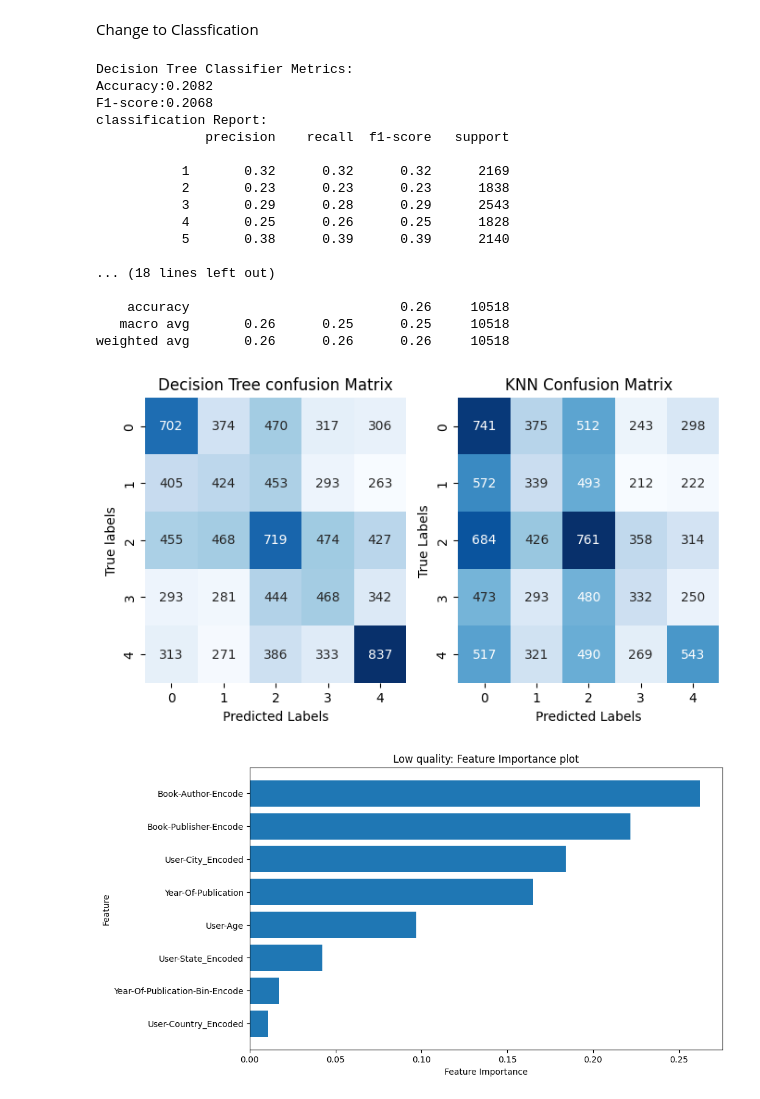
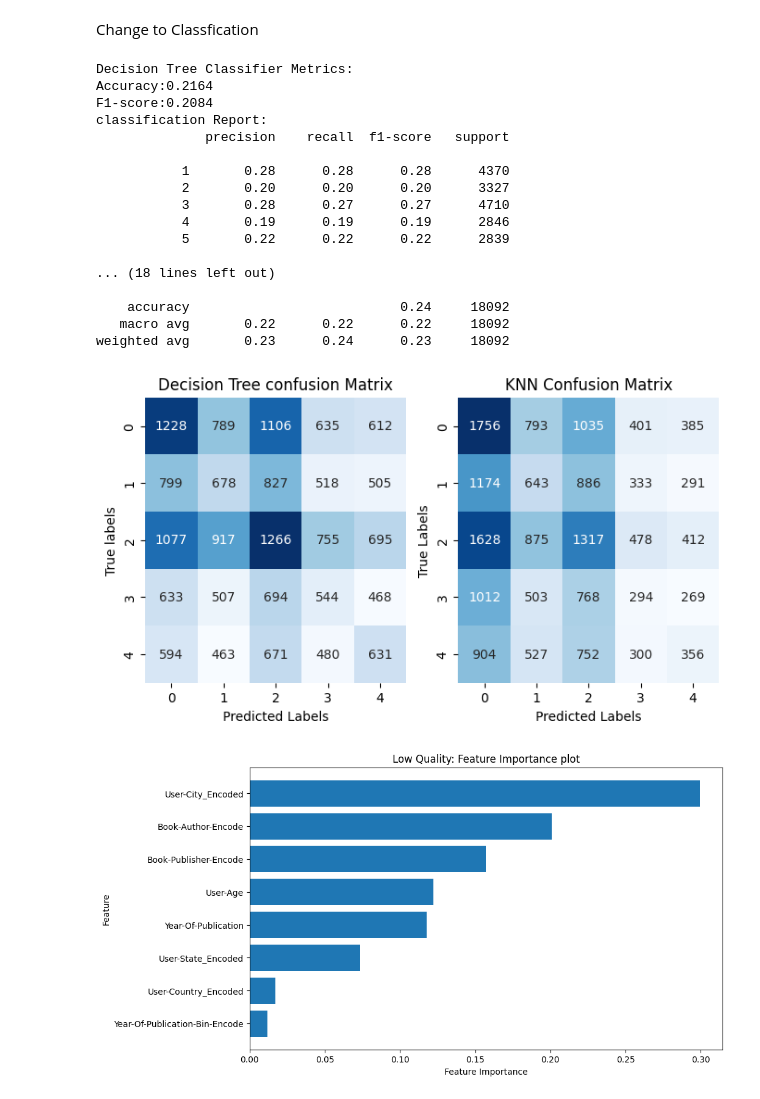
Before and after one commit to YubotKwng/Bookstore-management-Data-Processing, a Jupyter notebook: regresson_lq.ipynb, the cells around one changed output. Drawn from its saved outputs; the diff is of its cells as text; code cells hidden in the pictures.

```diff
--- a/regresson_lq.ipynb
+++ b/regresson_lq.ipynb
@@ -9,6 +10,6 @@ Compare their MSE and R2
 Then, we got that the MSE and R2 of linear regresson is better then dicision tree
 # %%
 import pandas as pd
-lq_df = pd.read_csv('midquality_final_merged.csv')
+lq_df = pd.read_csv('lowquality_final_merged.csv')
 # %%
 # Import all modules needed
@@ -110,10 +116,6 @@ plt.show()
 # %% [markdown]
 Change to Classfication
 # %%
-from sklearn.model_selection import train_test_split, cross_val_score
-from sklearn.tree import DecisionTreeClassifier
-from sklearn.neighbors import KNeighborsClassifier
-from sklearn.metrics import confusion_matrix, classification_report
 x = lq_df.drop(columns=['User-ID', 'ISBN', 'Book-Rating', 'Rating-Category',
                         'Book-Title', 'Book-Author', 'Book-Publisher',
                         'Year-Of-Publication-Bin', 'Filtered-Title',
@@ -185,35 +187,35 @@ plt.ylabel("True Labels")
 plt.show()
 # %% [output]
 Decision Tree Classifier Metrics:
-Accuracy:0.2082
-F1-score:0.2068
+Accuracy:0.2164
+F1-score:0.2084
 classification Report:
               precision    recall  f1-score   support
 
-           1       0.32      0.32      0.32      2169
-           2       0.23      0.23      0.23      1838
-           3       0.29      0.28      0.29      2543
-           4       0.25      0.26      0.25      1828
-           5       0.38      0.39      0.39      2140
+           1       0.28      0.28      0.28      4370
+           2       0.20      0.20      0.20      3327
+           3       0.28      0.27      0.27      4710
+           4       0.19      0.19      0.19      2846
+           5       0.22      0.22      0.22      2839
 
 ... (18 lines left out)
 
-    accuracy                           0.26     10518
-   macro avg       0.26      0.25      0.25     10518
-weighted avg       0.26      0.26      0.26     10518
+    accuracy                           0.24     18092
+   macro avg       0.22      0.22      0.22     18092
+weighted avg       0.23      0.24      0.23     18092
-[figure, old version]
+[figure, new version]
 # %%
 dt_classifier.fit(x,y)
 feature_importances =dt_classifier.feature_importances_
 feature_names =x.columns
 sorted_idx=np.argsort(feature_importances)
 
 plt.figure(figsize=(10,6))
 plt.barh(range(len(sorted_idx)), feature_importances[sorted_idx])
 plt.yticks(range(len(sorted_idx)), [feature_names[i] for i in sorted_idx])
 plt.xlabel('Feature Importance')
 plt.ylabel('Feature')
-plt.title('Low quality: Feature Importance plot')
+plt.title('Low Quality: Feature Importance plot')
 plt.show()
 # %% [output]
-[figure, old version]
+[figure, new version]
```
Also changed, not shown: parts of 5 cells of this notebook, 2 other files.
